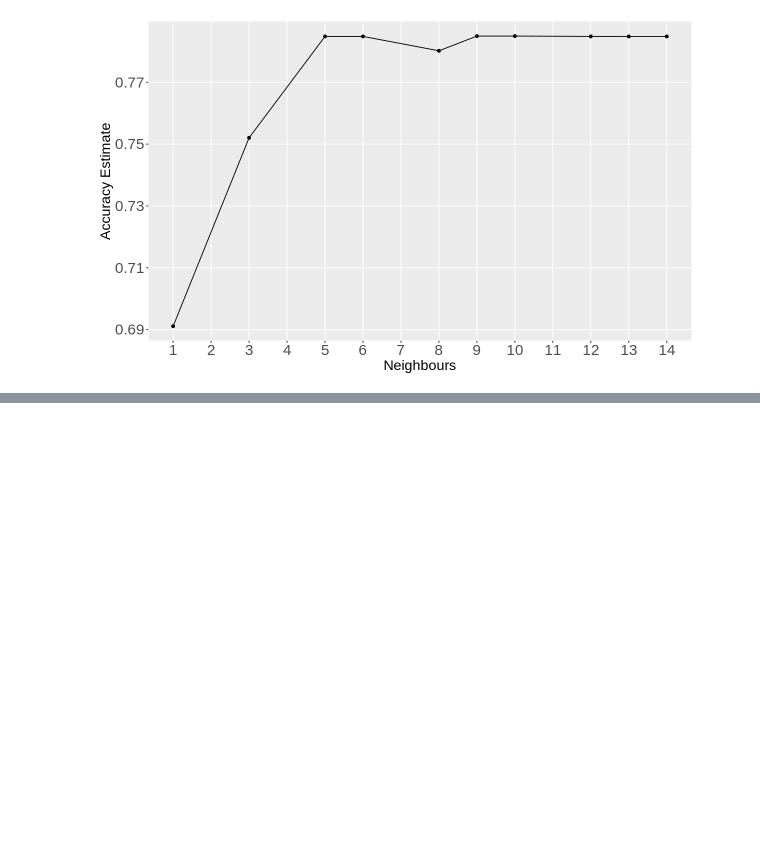
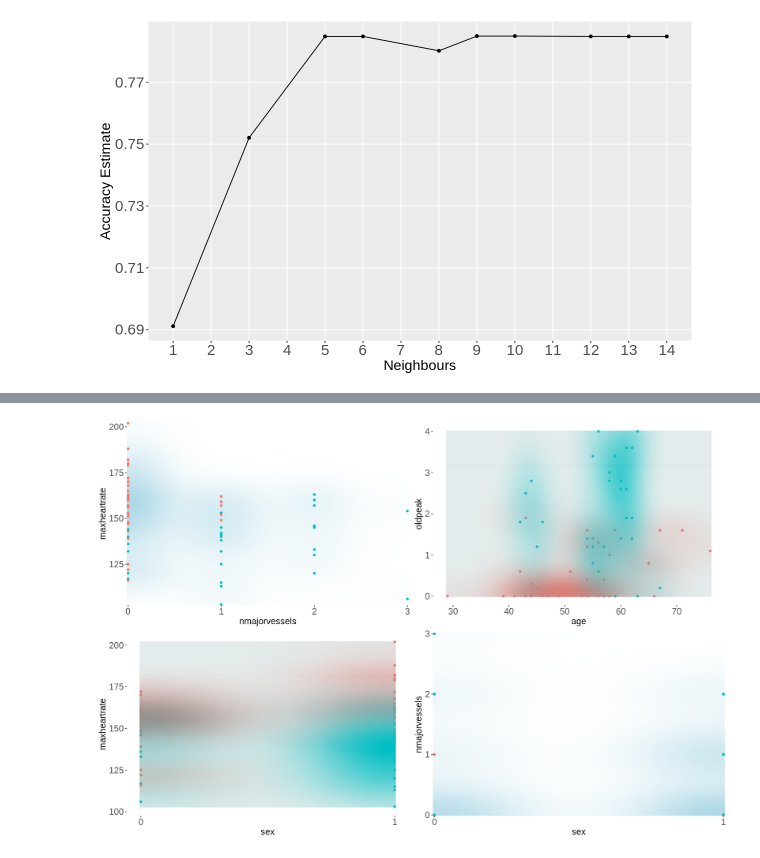
Before and after one commit to laurent-mt/dsci100project, a Jupyter notebook: actualproject.ipynb, the cells around one changed output, grey strips where cells are left out. Cells and saved outputs as stored; diff of their text form; code cells hidden in the pictures; blank space fills up the shorter version.

Commit message:
graphs_done?
Tried to do the background shaded by density and it was a colossal failure. I've put three different types of graphs, so you can keep the ones that seem best.

```diff
--- a/actualproject.ipynb
+++ b/actualproject.ipynb
@@ -221,0 +258,81 @@ trial_plot
+# %%
+options(repr.plot.width = 10, repr.plot.height = 5)
+#                scale_fill_distiller(palette= "Set2", direction=1)           +
+
+
+nmv_vs_mhr <- ggplot(correct_pred)                                          +
+               stat_density_2d(aes(x = nmajorvessels,
+                                   y = maxheartrate,
+                                   fill = ..density..),
+                               geom = "raster", contour = FALSE)            +
+               geom_point(aes(x = nmajorvessels,
+                              y = maxheartrate,
+                              colour = diagnosis))                          +
+               scale_fill_continuous(low = "white", high = "lightblue")     +
+               scale_x_continuous(expand = c(0, 0))                         +
+               scale_y_continuous(expand = c(0, 0))                         +
+               theme(axis.text.x = element_text(size = 15),
+                     axis.text.y = element_text(size = 15),
+                     title = element_text(size = 15),
+                     text  = element_text(size = 17),
+                     legend.position = "none",
+                     panel.background = element_rect(fill = "transparent"))
+
+age_vs_opk <- ggplot(correct_pred, aes(x = age,
+                                       y = oldpeak,
+                                      colour = diagnosis))                  +
+              geom_point()                                                  +
+              stat_density2d(geom  = "tile",
+                                    aes(fill     = diagnosis,
+                                        alpha    = ..density..),
+                                    contour  = FALSE,
+                                    linetype = 0)                           +
+              theme(axis.text.x = element_text(size = 15),
+                    axis.text.y = element_text(size = 15),
+                    title = element_text(size = 15),
+                    text  = element_text(size = 17),
+                    legend.position = "none",
+                    panel.background = element_blank())
+
+mhr_vs_sex <- ggplot(correct_pred, aes(x = sex,
+                                       y = maxheartrate,
+                                      colour = diagnosis))                  +
+              geom_point()                                                  +
+              stat_density2d(geom  = "tile",
+                                    aes(fill     = diagnosis,
+                                        alpha    = ..density..),
+                                    contour  = FALSE,
+                                    linetype = 0)                           +
+              scale_x_continuous(breaks = seq(0, 1 , 1))                    +
+              theme(axis.text.x = element_text(size = 15),
+                    axis.text.y = element_text(size = 15),
+                    title = element_text(size = 15),
+                    text  = element_text(size = 17),
+                    legend.position = "none",
+                    panel.background = element_blank())
+
+nmj_vs_sex <- ggplot(correct_pred)                                          +
+               stat_density_2d(aes(x = sex,
+                                   y = nmajorvessels,
+                                   fill = ..density..),
+                               geom = "tile", contour = FALSE)            +
+               geom_point(aes(x = sex,
+                              y = nmajorvessels,
+                              colour = diagnosis))                          +
+               scale_fill_continuous(low = "white", high = "lightblue")     +
+               scale_x_continuous(expand = c(0, 0),
+                                  breaks = seq(0, 1, 1))                    +
+               scale_y_continuous(expand = c(0, 0))                         +
+               theme(axis.text.x = element_text(size = 15),
+                     axis.text.y = element_text(size = 15),
+                     title = element_text(size = 15),
+                     text  = element_text(size = 17),
+                     legend.position = "none",
+                     panel.background = element_rect(fill = "transparent"))
+
+options(repr.plot.width = 15, repr.plot.height = 10)
+
+plot_grid(nmv_vs_mhr, age_vs_opk,mhr_vs_sex, nmj_vs_sex, ncol = 2)
+# plot_grid(mhr_vs_sex, nmj_vs_sex, ncol = 2)
+# %% [output]
+[figure, added]
```
Also changed, not shown: parts of 7 cells of this notebook.
